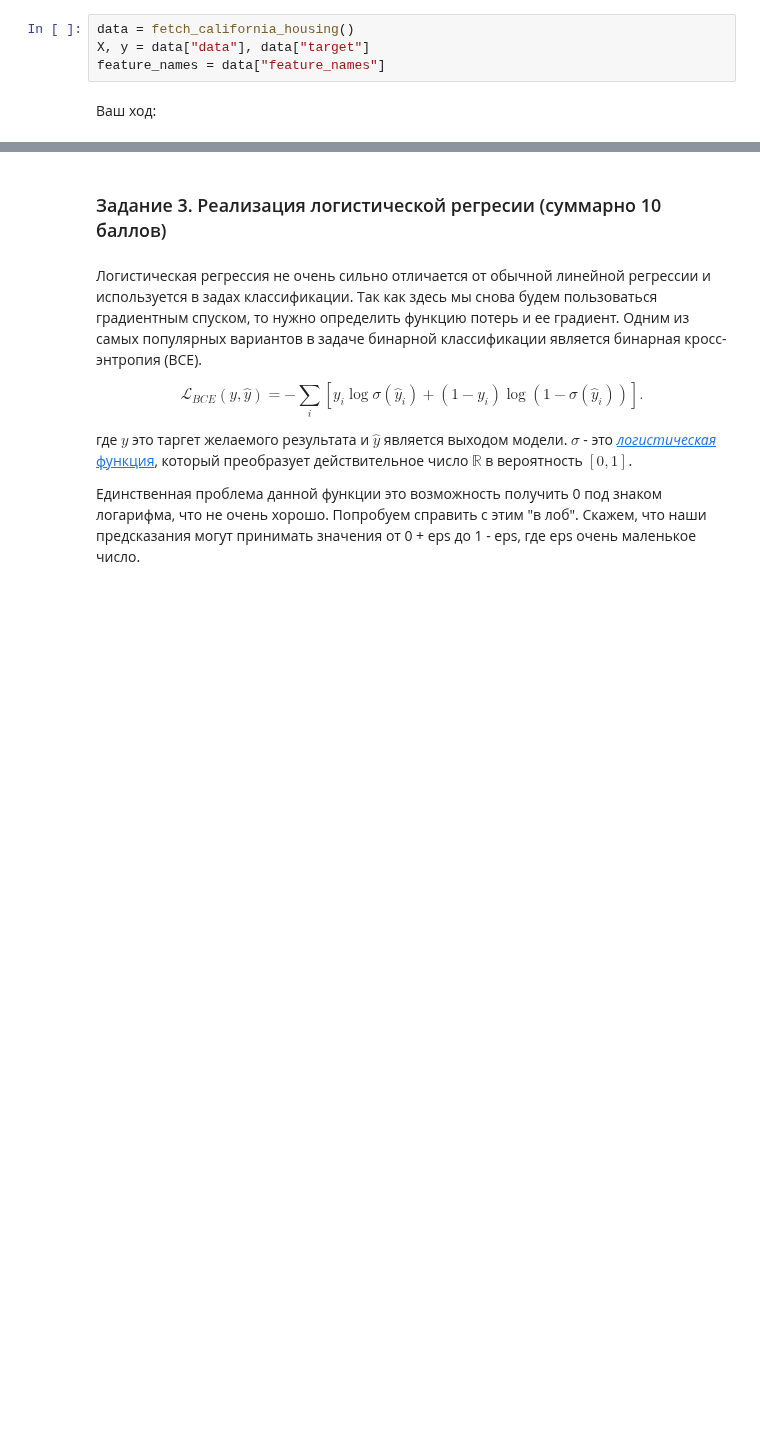
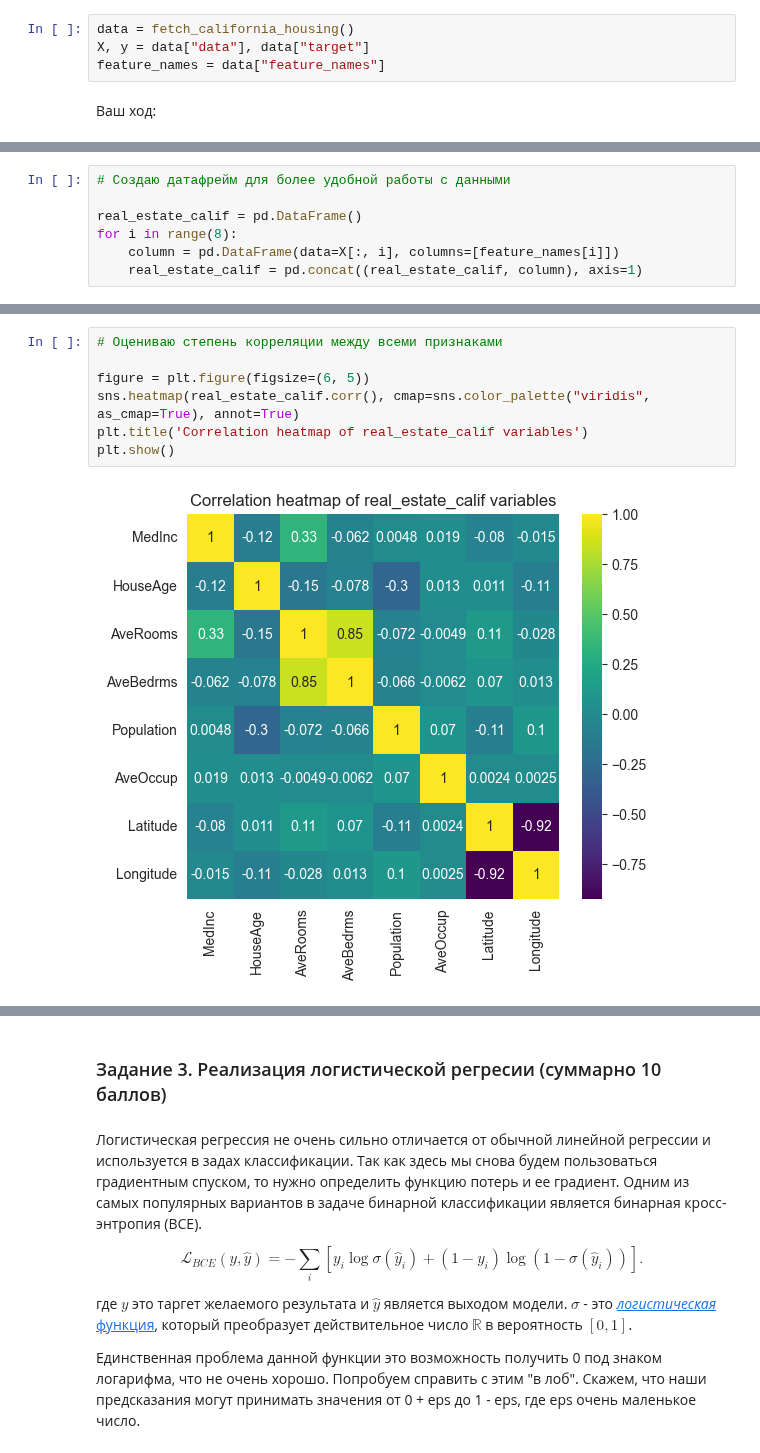
Before and after one commit to EkaterinShitik/BI_ML_2024, a Jupyter notebook: hw2_lr/code/Linear_models.ipynb, the cells around one changed output, grey strips where cells are left out. Drawn from its saved outputs; the diff is of its cells as text; blank space fills up the shorter version.

```diff
--- a/hw2_lr/code/Linear_models.ipynb
+++ b/hw2_lr/code/Linear_models.ipynb
@@ -403,0 +458,7 @@ feature_names = data["feature_names"]
+# %%
+# Создаю датафрейм для более удобной работы с данными
+
+real_estate_calif = pd.DataFrame()
+for i in range(8):
+    column = pd.DataFrame(data=X[:, i], columns=[feature_names[i]])
+    real_estate_calif = pd.concat((real_estate_calif, column), axis=1)
@@ -403,0 +502,9 @@ feature_names = data["feature_names"]
+# %%
+# Оцениваю степень корреляции между всеми признаками
+
+figure = plt.figure(figsize=(6, 5))
+sns.heatmap(real_estate_calif.corr(), cmap=sns.color_palette("viridis", as_cmap=True), annot=True)
+plt.title('Correlation heatmap of real_estate_calif variables')
+plt.show()
+# %% [output]
+[figure, added]
```
Also changed, not shown: parts of 34 cells of this notebook.
